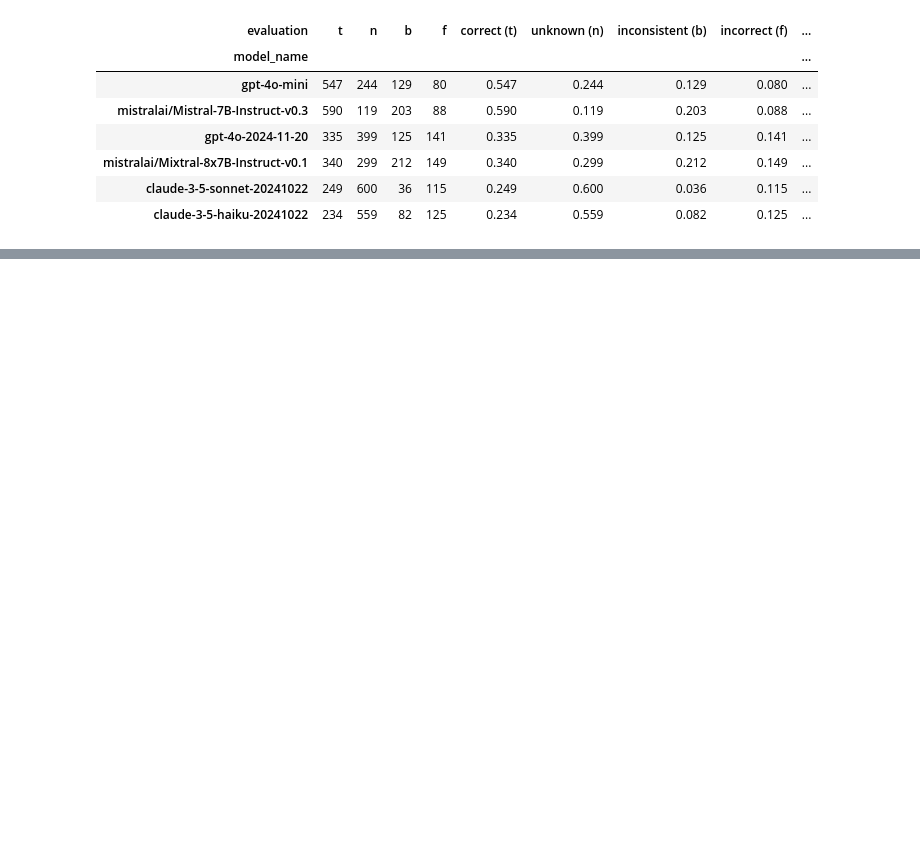
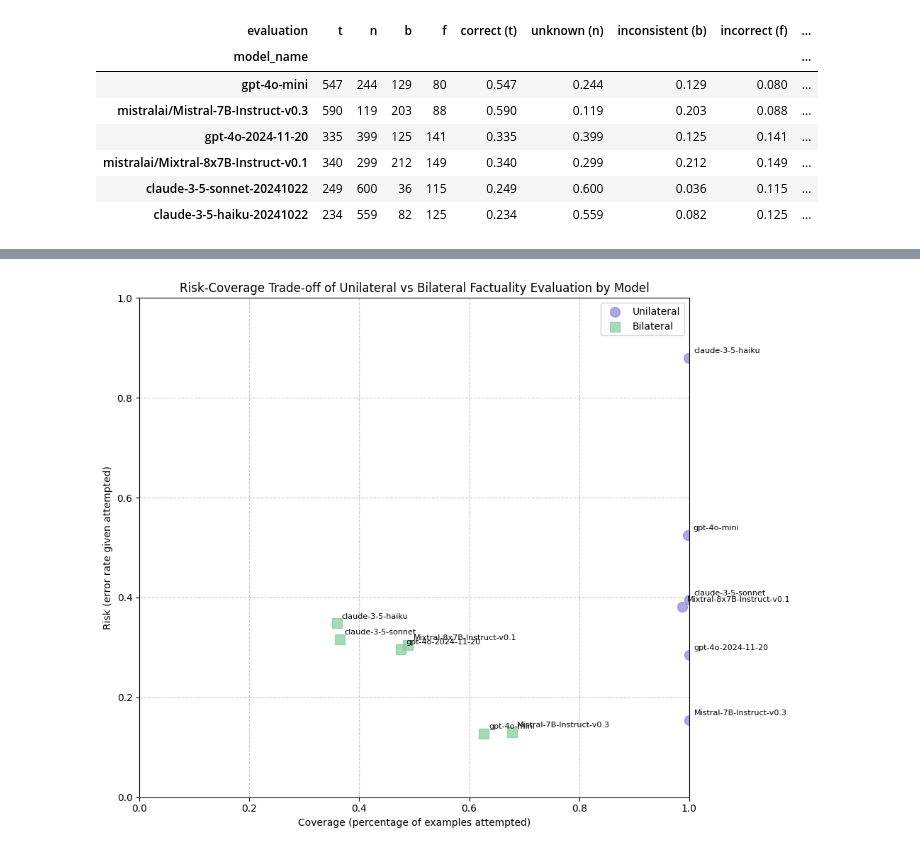
Before and after one commit to bradleypallen/bilateral-factuality-evaluation, a Jupyter notebook: results.ipynb, the cells around one changed output, grey strips where cells are left out. Saved outputs shown, nothing was run; the diff lists cells and outputs as text; code cells hidden in the pictures; blank space fills up the shorter version.

```diff
--- a/results.ipynb
+++ b/results.ipynb
@@ -147,0 +224,5 @@ plt.show()
+# %%
+fig, ax = plot_risk_coverage(df_unilateral_performance, df_bilateral_performance)
+plt.show()
+# %% [output]
+[figure, added]
```
Also changed, not shown: parts of 7 cells of this notebook, 1 other file.
